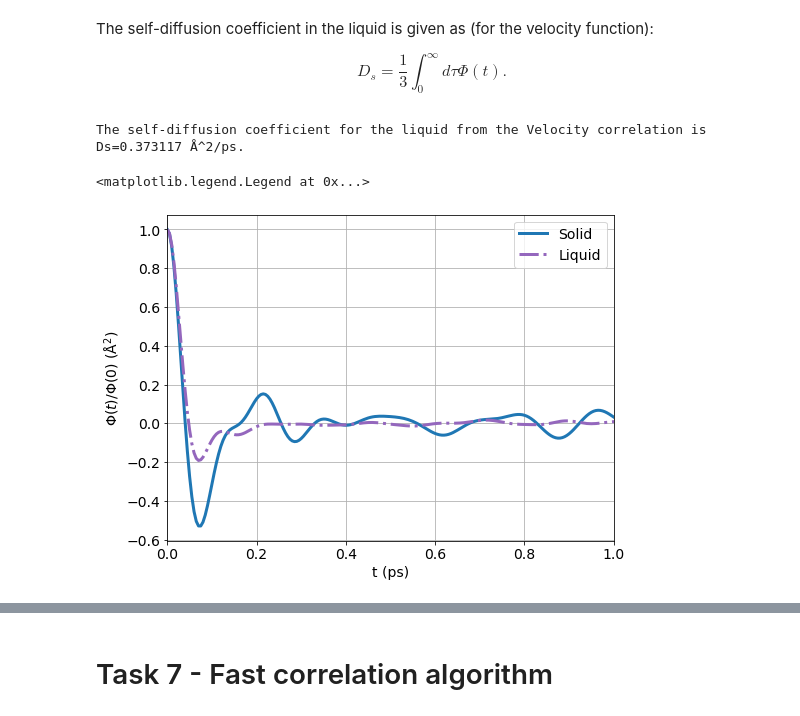
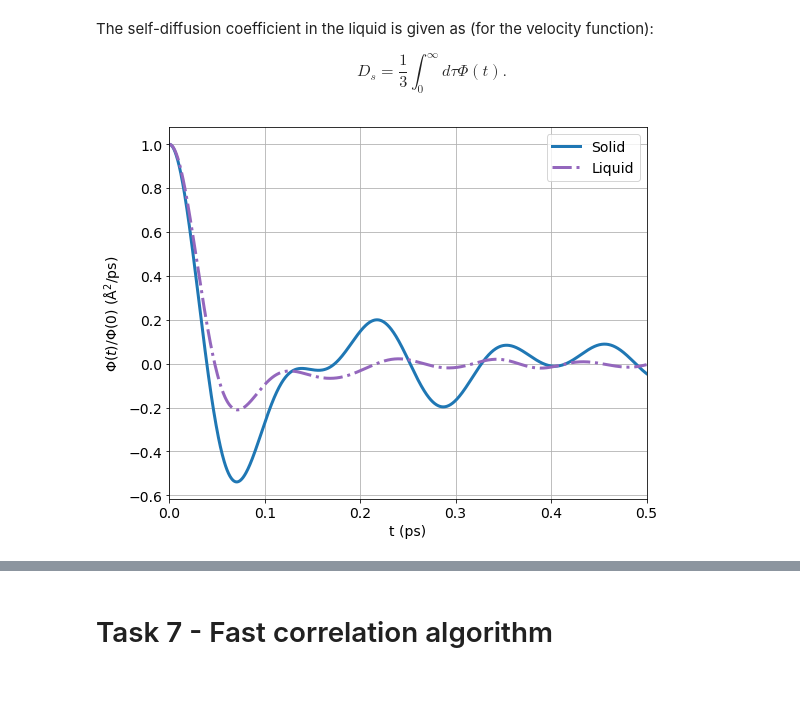
Before and after one commit to elindgren/compphys_homeworks, a Jupyter notebook: H1/Homework 1 - Notebook.ipynb, the cells around one changed output, grey strips where cells are left out. Drawn from its saved outputs; the diff is of its cells as text; code cells hidden in the pictures; blank space fills up the shorter version.

```diff
--- a/H1/Homework 1 - Notebook.ipynb
+++ b/H1/Homework 1 - Notebook.ipynb
@@ -358,25 +368,20 @@ $$ D_s = \frac{1}{3} \int_0^\infty d\tau \Phi(t).$$
 # %%
 # Load energy data
 data_s = np.loadtxt("datafiles/solid/vel_corr.dat")
 data_l = np.loadtxt("datafiles/liquid/vel_corr.dat")
-
-# Calculate self-diffusion coefficient
-
-Ds_l = 1/3*np.trapz(data_l[:,1], data_l[:,0])
-print(f'The self-diffusion coefficient for the liquid from the Velocity correlation is Ds={Ds_l:.6f} Å^2/ps.')
 
 # Define figure
 fig, ax = plt.subplots(figsize=(8,6))
 
 # Plot
 ax.plot(data_s[:,0], data_s[:,1]/data_s[0,1], 'C0', linestyle='-', linewidth=3, label=r'Solid')
 ax.plot(data_l[:,0], data_l[:,1]/data_l[0,1], 'C4', linestyle='-.', linewidth=3, label=r'Liquid')
 ax.set_xlabel(r't (ps)')
-ax.set_ylabel(r'$\Phi(t)/\Phi(0)$ (Å$^2$)')
-ax.set_xlim(0,1)
+ax.set_ylabel(r'$\Phi(t)/\Phi(0)$ (Å$^2$/ps)')
+ax.set_xlim(0,0.5)
 ax.grid()
 ax.legend(loc='best')
+plt.tight_layout()
+plt.savefig('figures/vel_corr.png')
 # %% [output]
-The self-diffusion coefficient for the liquid from the Velocity correlation is Ds=0.373117 Å^2/ps.
-<matplotlib.legend.Legend at 0x...>
-[figure, old version]
+[figure, new version]
```
Also changed, not shown: parts of 13 cells of this notebook, 23 other files.
